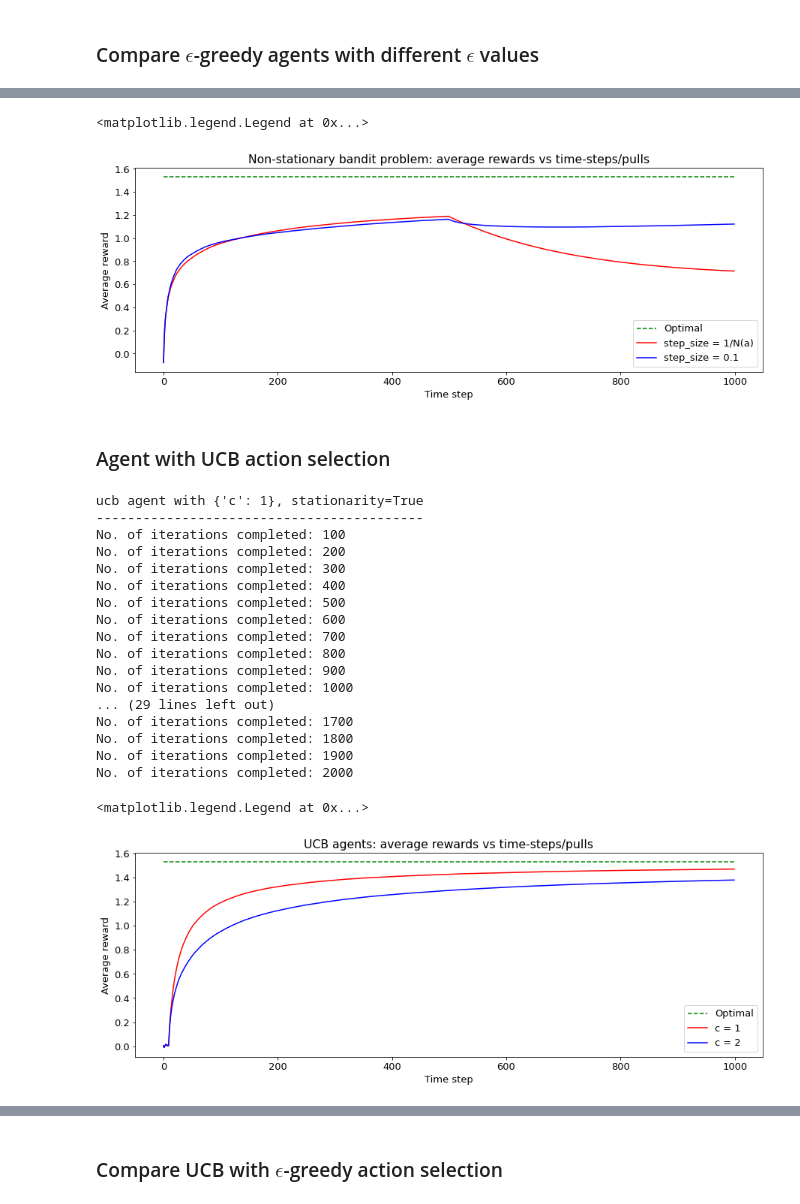
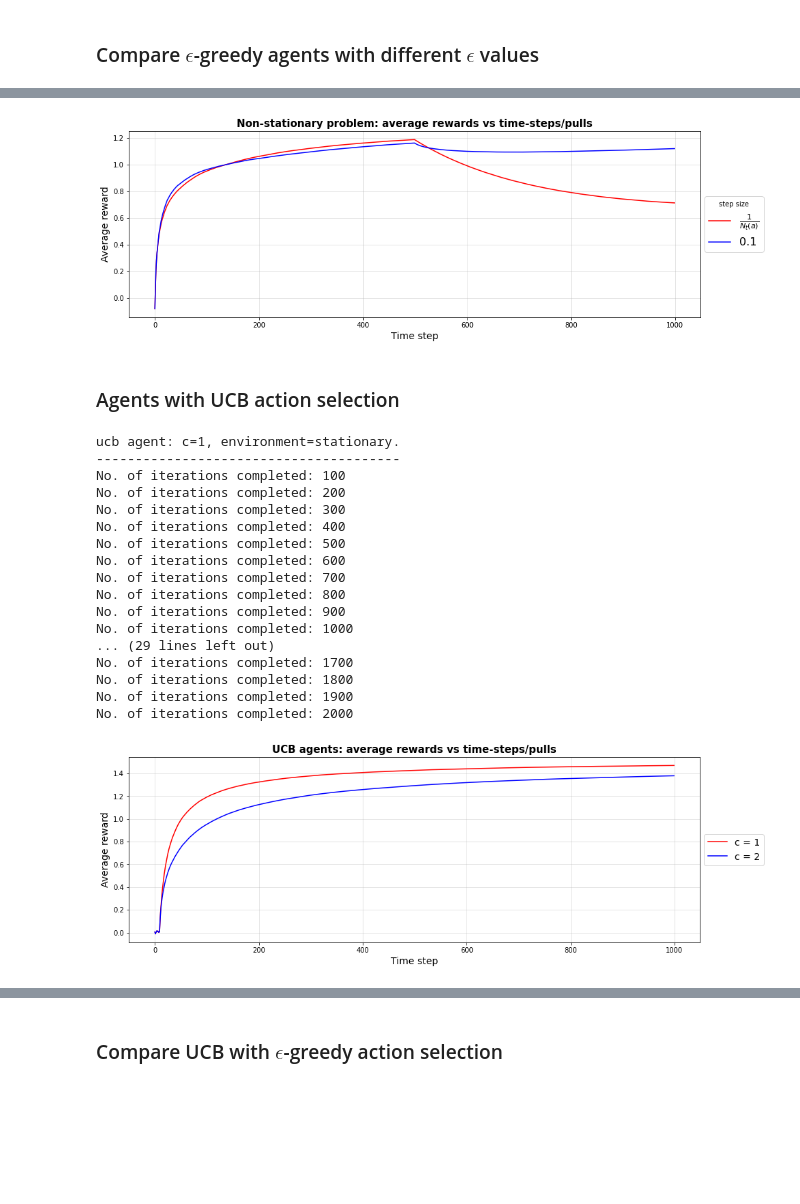
Before and after one commit to biswajitpawl/reinforcement-learning, a Jupyter notebook: multi-armed-bandits/multi-armed-bandits.ipynb, the cells around one changed output, grey strips where cells are left out. Saved outputs shown, nothing was run; the diff lists cells and outputs as text; code cells hidden in the pictures; blank space fills up the shorter version.

```diff
--- a/multi-armed-bandits/multi-armed-bandits.ipynb
+++ b/multi-armed-bandits/multi-armed-bandits.ipynb
@@ -33,19 +39,22 @@ def argmax(q_estimates):
 # %%
 class Testbed:
 
-    def __init__(self, arms, stationary=True):
+    def __init__(self, arms, mean=0., var=1., stationary=True):
         self.arms = arms
+        self.mean = mean
+        self.var = var
         self.stationary = stationary
+
         self.reset()
 
     def get_reward(self, action):
         if not self.stationary and self.count == 500: self.reset()
         self.count += 1
-        return np.random.normal(self.q_actuals[action], 1)
+        return np.random.normal(self.q_actuals[action], 1.)
 
     def reset(self):
         self.count = 0
-        self.q_actuals = np.random.randn(self.arms)
+        self.q_actuals = np.random.normal(self.mean, self.var, self.arms)
         self.q_optimal = np.amax(self.q_actuals)
         self.optimal_action = np.argmax(self.q_actuals)
 # %% [markdown]
@@ -228,4 +264,4 @@ plt.legend(['Greedy', f'Epsilon = {eps[1]}', f'Epsilon = {eps[2]}', f'Epsilon =
 # %%
 agent = Agent(arms, strategy='epsilon_greedy', epsilon=0., step_size=0.1, init_val=5.)
-_, _, optimal_counts_avg_1 = env.run(agent)
+_, optimal_counts_oiv = env.run(agent)
 # %% [output]
@@ -262,9 +299,12 @@ plt.legend(['Q_1=0, eps=0.1', 'Q_1=5, eps=0'])
 # %%
 testbed_ns  = Testbed(arms, stationary=False)
+env.reset(testbed_ns)
 
 agent_1 = Agent(arms, strategy='epsilon_greedy', epsilon=0.1)
 agent_2 = Agent(arms, strategy='epsilon_greedy', epsilon=0.1, step_size=0.1)
 
-_, all_scores_avg_2, _ = env.run(agent_1, testbed_ns) # Pass new testbed
-_, all_scores_avg_3, _ = env.run(agent_2)
+scores_avg_ns = []
+for agent in [agent_1, agent_2]:
+    scores_avg, _ = env.run(agent)
+    scores_avg_ns.append(scores_avg)
 # %% [output]
@@ -287,31 +327,31 @@ No. of iterations completed: 1900
 No. of iterations completed: 2000
 # %%
 # Plot rewards averaged over runs (iters) vs time-steps/pulls
-plt.plot([q_optimal_avg for _ in range(len(all_scores_avg_2))], color='g', linestyle='--')
-plt.plot(all_scores_avg_2, color='r')
-plt.plot(all_scores_avg_3, color='b')
-plt.title('Non-stationary bandit problem: average rewards vs time-steps/pulls')
+plt.plot(scores_avg_ns[0], color='r')
+plt.plot(scores_avg_ns[1], color='b')
+plt.title('Non-stationary problem: average rewards vs time-steps/pulls')
 plt.xlabel('Time step')
 plt.ylabel('Average reward')
-plt.legend(['Optimal', 'step_size = 1/N(a)', 'step_size = 0.1'])
+plt.legend([r'$\frac{1}{N_t(a)}$', '0.1'], title='step size', bbox_to_anchor=(1.12, 0.5), fontsize=16.)
+plt.grid(alpha=0.4)
+plt.show()
 # %% [output]
-<matplotlib.legend.Legend at 0x...>
-[figure, old version]
+[figure, new version]
 # %% [markdown]
-### Agent with UCB action selection
+### Agents with UCB action selection
 # %%
-all_scores_avgs_1 = []
-optimal_counts_avgs_1 = []
+env.reset(testbed)  # Reset env for stationary case
 
+scores_avg_ucb = []
+optimal_counts_ucb = []
 for v in [1, 2]:
     agent = Agent(arms, strategy='ucb', c=v)
-    _, all_scores_avg, optimal_counts_avg = env.run(agent, testbed)
-
-    all_scores_avgs_1.append(all_scores_avg)
-    optimal_counts_avgs_1.append(optimal_counts_avg)
+    scores_avg, optimal_counts = env.run(agent)
+    scores_avg_ucb.append(scores_avg)
+    optimal_counts_ucb.append(optimal_counts)
 # %% [output]
-ucb agent with {'c': 1}, stationarity=True
-------------------------------------------
+ucb agent: c=1, environment=stationary.
+---------------------------------------
 No. of iterations completed: 100
 No. of iterations completed: 200
 No. of iterations completed: 300
@@ -329,15 +369,15 @@ No. of iterations completed: 1900
 No. of iterations completed: 2000
 # %%
 # Plot rewards averaged over runs (iters) vs time-steps/pulls
-plt.plot([q_optimal_avg for _ in range(len(all_scores_avgs_1[0]))], color='g', linestyle='--')
-plt.plot(all_scores_avgs_1[0], color='r')
-plt.plot(all_scores_avgs_1[1], color='b')
+plt.plot(scores_avg_ucb[0], color='r')
+plt.plot(scores_avg_ucb[1], color='b')
 plt.title('UCB agents: average rewards vs time-steps/pulls')
 plt.xlabel('Time step')
 plt.ylabel('Average reward')
-plt.legend(['Optimal', 'c = 1', 'c = 2'])
+plt.legend(['c = 1', 'c = 2'], bbox_to_anchor=(1.12, 0.5))
+plt.grid(alpha=0.4)
+plt.show()
 # %% [output]
-<matplotlib.legend.Legend at 0x...>
-[figure, old version]
+[figure, new version]
 # %%
 # Plot optimal action counts averaged over runs (iters) vs time-steps/pulls
```
Also changed, not shown: parts of 23 cells of this notebook, 2 other files.
